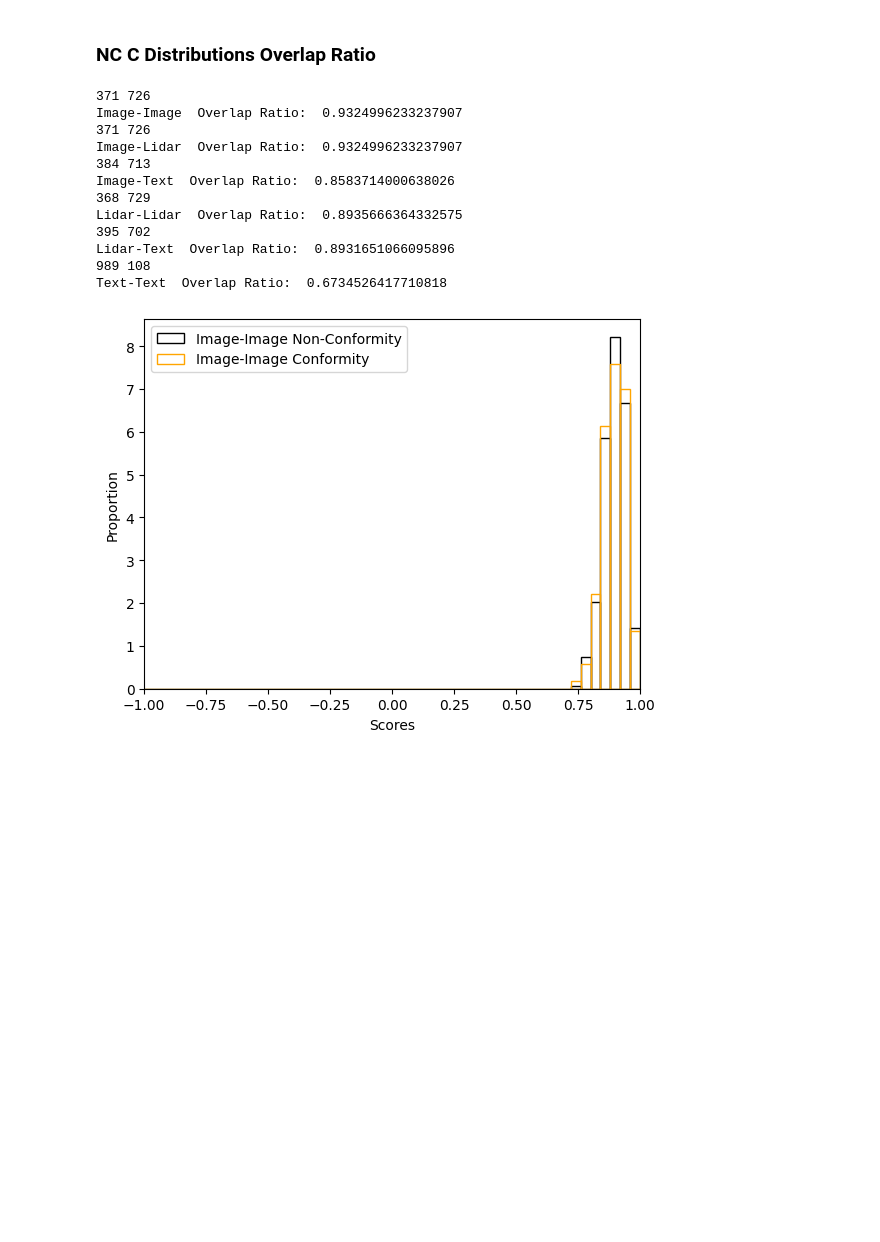
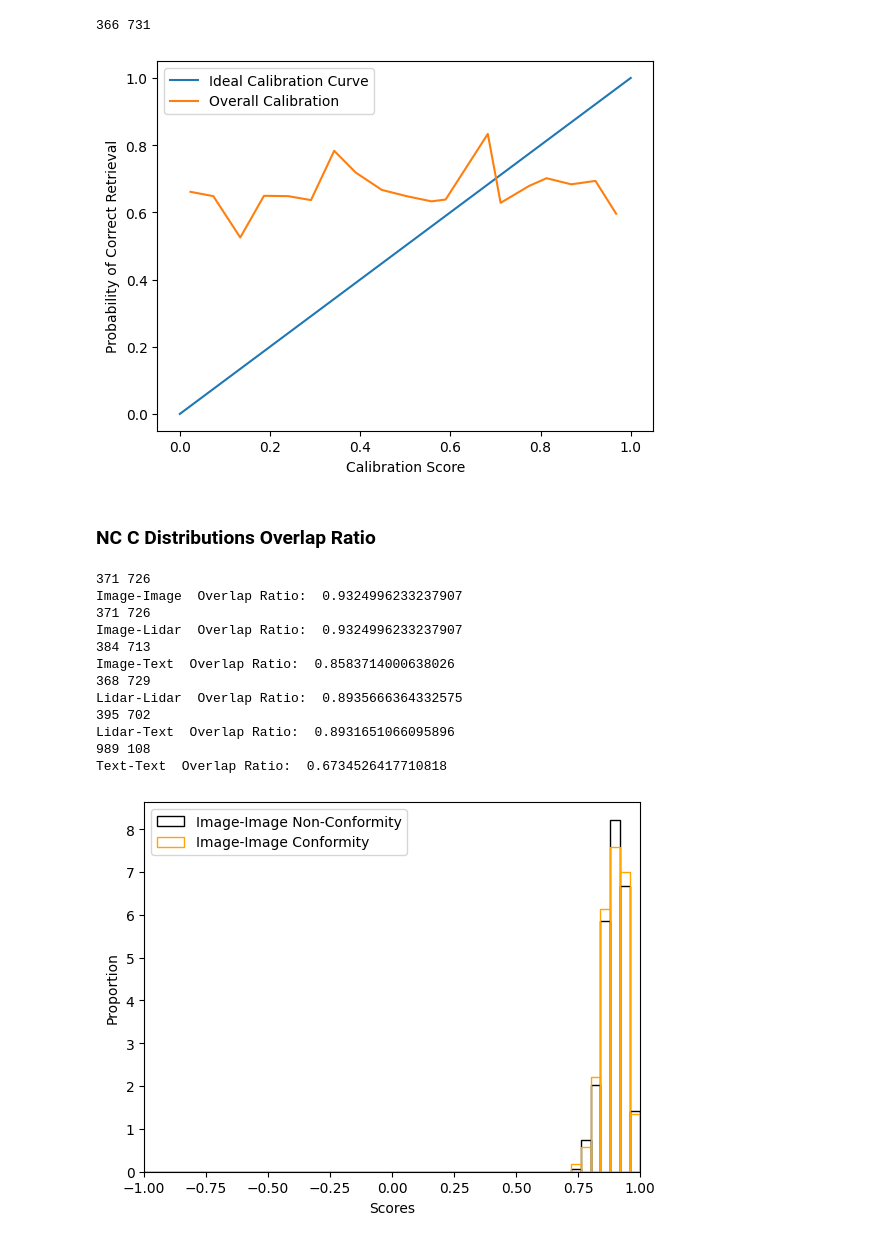
Before and after one commit to UTAustin-SwarmLab/Multi-modal-Data-Alignment, a Jupyter notebook: mmda/plot_nonconformity.ipynb, the cells around one changed output. Saved outputs shown, nothing was run; the diff lists cells and outputs as text; code cells hidden in the pictures; blank space fills up the shorter version.

Commit message:
two stage calibration test

```diff
--- a/mmda/plot_nonconformity.ipynb
+++ b/mmda/plot_nonconformity.ipynb
@@ -28,3 +91,39 @@ def overlap_ratio(hist1:np.ndarray, hist2:np.ndarray)->float:
+# %%
+pred_band = {}
+for i in range(3):
+    for j in range(i, 3):
+        nc_scores, c_scores, q2scores = get_non_conformity_scores_1st_stage(data, i, j, top_k=5)
+        def calibrate_ij(score: float) -> callable: # noqa: D103
+            return calibrate(score, nc_scores=nc_scores)  # noqa: B023
+        pred_band[(i, j)] = calibrate_ij
+
+con_mat = con_mat_calibrate(data, pred_band)
+nc_scores, c_scores, q2scores = get_non_conformity_scores_2nd_stage(con_mat, np.mean, top_k=5)
+print(len(nc_scores), len(c_scores))
+scores, gt = [q2scores[q][0] for q in q2scores], [q2scores[q][1] for q in q2scores]
+cali_scores = []
+for score in scores:
+    cali_scores.append(calibrate(score, nc_scores))
+
+# combine score to bins and gt to bins
+bins = np.linspace(0, 1, 20)
+bin_indices = np.digitize(cali_scores, bins)
+bin_scores = []
+bin_gt = []
+for k in range(1, len(bins)):
+    bin_mask = bin_indices == k
+    bin_scores.append(np.mean(np.array(cali_scores)[bin_mask]))
+    bin_gt.append(np.mean(np.array(gt)[bin_mask]))
+plt.figure()
+plt.plot([0,1], [0,1], label="Ideal Calibration Curve")
+plt.plot(bin_scores, bin_gt, label="Overall Calibration")
+plt.xlabel("Calibration Score")
+plt.ylabel("Probability of Correct Retrieval")
+plt.legend()
+plt.show()
+# %% [output]
+366 731
+[figure, added]
 # %% [markdown]
 ### NC C Distributions Overlap Ratio
 # %%
```
Also changed, not shown: parts of 8 cells of this notebook, 1 other file.
